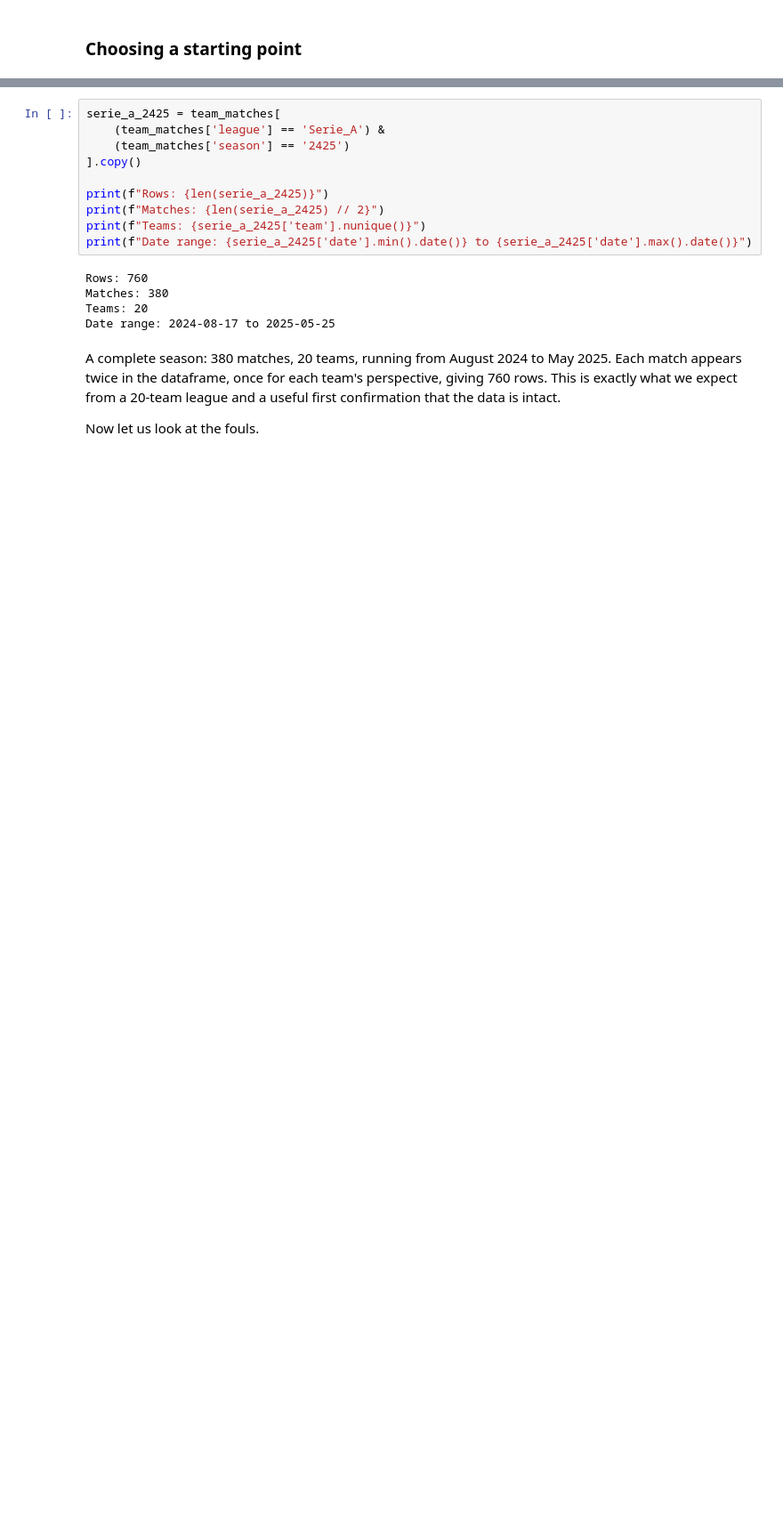
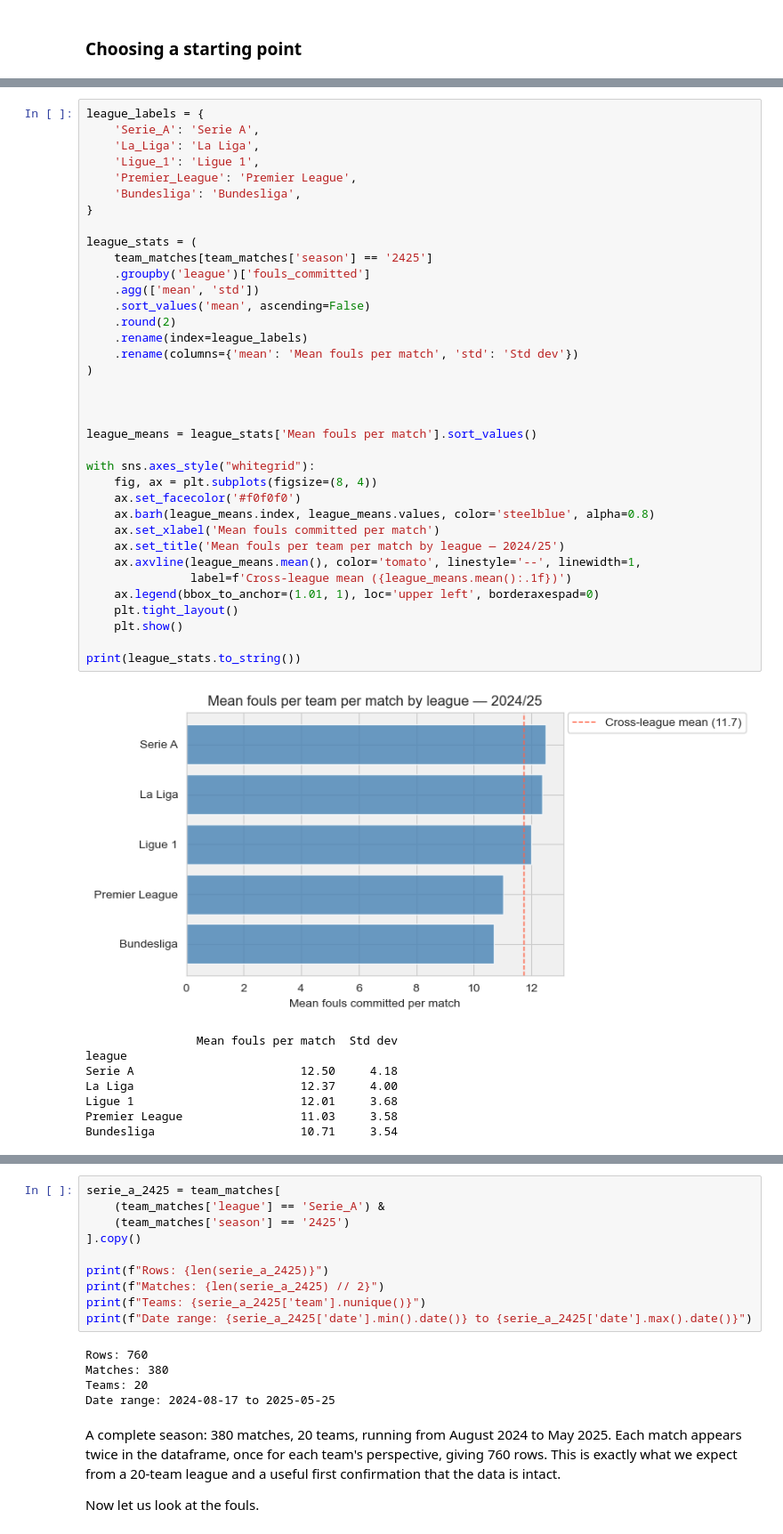
Before and after one commit to pacoraggio/reinventing-the-wheel, a Jupyter notebook: the_foul_the_whistle/the_foul_the_whistle.ipynb, the cells around one changed output, grey strips where cells are left out. Shown at 89% size. Cells and saved outputs as stored; diff of their text form; blank space fills up the shorter version.

Commit message:
updated version with cross league check before deciding which league to use in the analysis

```diff
--- a/the_foul_the_whistle/the_foul_the_whistle.ipynb
+++ b/the_foul_the_whistle/the_foul_the_whistle.ipynb
@@ -58,0 +55,45 @@ We use the most recent complete season in our dataset, 2024/25, and we begin wit
+# %%
+league_labels = {
+    'Serie_A': 'Serie A',
+    'La_Liga': 'La Liga',
+    'Ligue_1': 'Ligue 1',
+    'Premier_League': 'Premier League',
+    'Bundesliga': 'Bundesliga',
+}
+
+league_stats = (
+    team_matches[team_matches['season'] == '2425']
+    .groupby('league')['fouls_committed']
+    .agg(['mean', 'std'])
+    .sort_values('mean', ascending=False)
+    .round(2)
+    .rename(index=league_labels)
+    .rename(columns={'mean': 'Mean fouls per match', 'std': 'Std dev'})
+)
+
+
+
+league_means = league_stats['Mean fouls per match'].sort_values()
+
+with sns.axes_style("whitegrid"):
+    fig, ax = plt.subplots(figsize=(8, 4))
+    ax.set_facecolor('#f0f0f0')
+    ax.barh(league_means.index, league_means.values, color='steelblue', alpha=0.8)
+    ax.set_xlabel('Mean fouls committed per match')
+    ax.set_title('Mean fouls per team per match by league — 2024/25')
+    ax.axvline(league_means.mean(), color='tomato', linestyle='--', linewidth=1,
+               label=f'Cross-league mean ({league_means.mean():.1f})')
+    ax.legend(bbox_to_anchor=(1.01, 1), loc='upper left', borderaxespad=0)
+    plt.tight_layout()
+    plt.show()
+
+print(league_stats.to_string())
+# %% [output]
+[figure, added]
+                Mean fouls per match  Std dev
+league
+Serie A                        12.50     4.18
+La Liga                        12.37     4.00
+Ligue 1                        12.01     3.68
+Premier League                 11.03     3.58
+Bundesliga                     10.71     3.54
```
Also changed, not shown: parts of 7 cells of this notebook.
